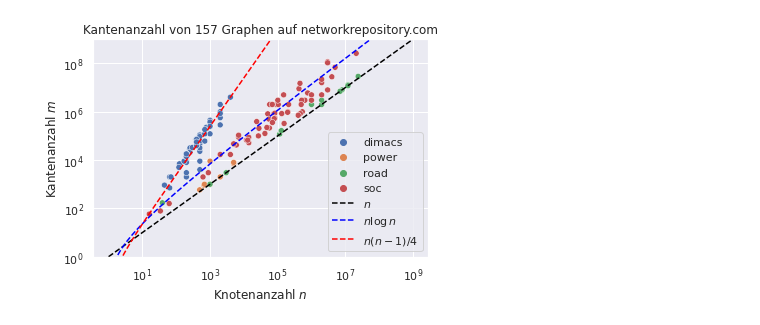
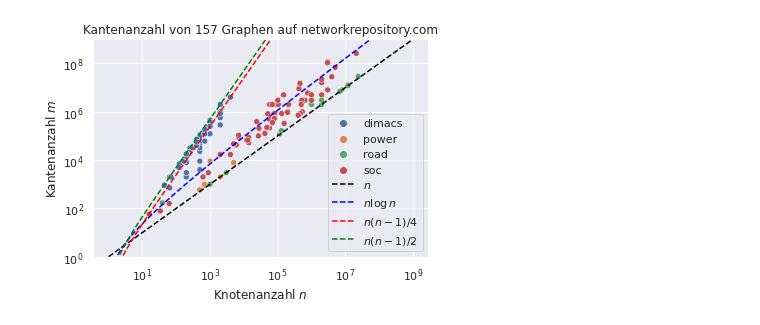
Before and after one commit to manpen/netsci, a Jupyter notebook: data/networkrep.ipynb, the cells around one changed output. Saved outputs shown, nothing was run; the diff lists cells and outputs as text; code cells hidden in the pictures.

Commit message:
Add n choose 2 line in density plots

```diff
--- a/data/networkrep.ipynb
+++ b/data/networkrep.ipynb
@@ -30,25 +30,26 @@ data["density"] = 2 * data["edges"] / data["nodes"] / (data["nodes"] + 1)
 # %%
 for thin in [False, True]:
     view = data[(data["density"] < 1) * (data["density"] > 1e-9)]
     if thin:
         view = view[view.category.map(lambda x: x in ["soc", "road", "power", "dimacs"])]
 
     plt.cla()
     sns.scatterplot(data=view, x="nodes", y="edges", hue="category", legend=thin)
     plt.xlabel("Knotenanzahl $n$")
     plt.ylabel("Kantenanzahl $m$")
     plt.title("Kantenanzahl von %d Graphen auf networkrepository.com" % (len(view)))
     plt.loglog()
 
     xs = np.logspace(0, 9, 100)
     logxs = np.log(xs)*xs
     logxs[logxs < 1] = None
 
     plt.plot(xs, xs, color='black', linestyle='--', label="$n$")
     plt.plot(xs, logxs, color='blue', linestyle='--', label=r"$n \log n$")
     plt.plot(xs, xs*(xs-1)/4, color='red', linestyle='--', label=r"$n(n-1) / 4$")
+    plt.plot(xs, xs*(xs-1)/2, color='green', linestyle='--', label=r"$n(n-1) / 2$")
     plt.ylim(1, 1e9)
     plt.legend(loc='lower right')
     plt.savefig("network-rep-edges%s.pdf" % ("-thin" if thin else ""), bbox_inches='tight')
 # %% [output]
-[figure, old version]
+[figure, new version]
```
Also changed, not shown: 2 other files.
